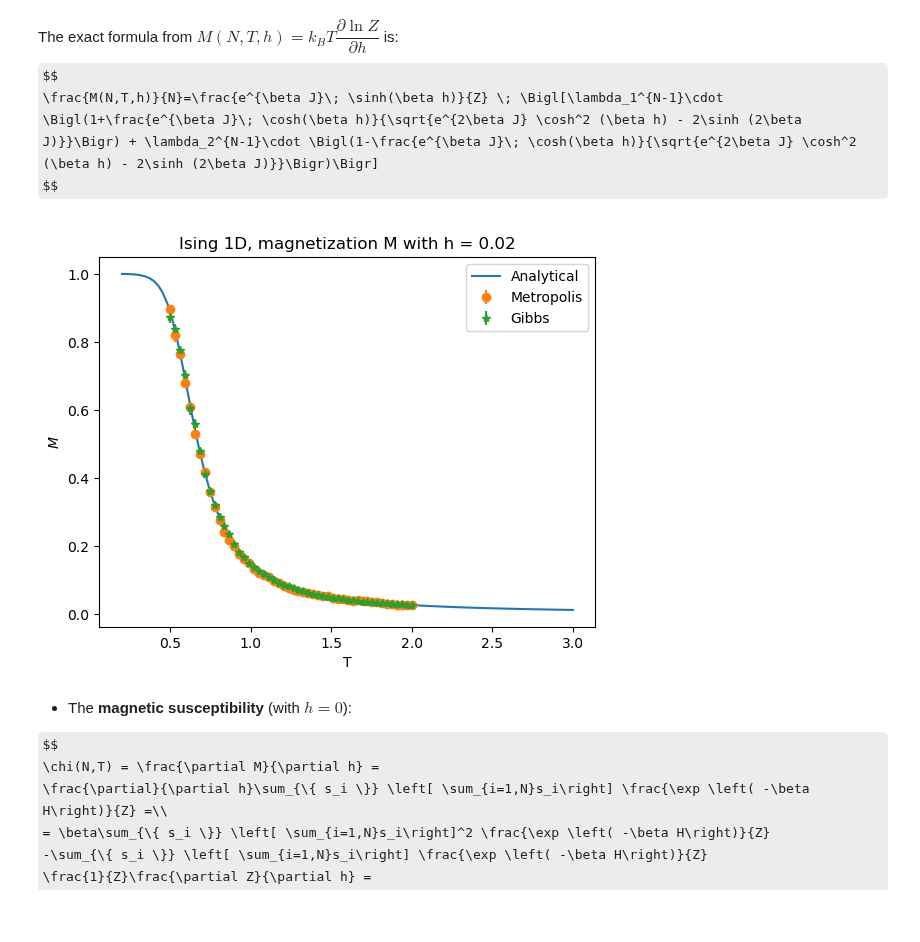
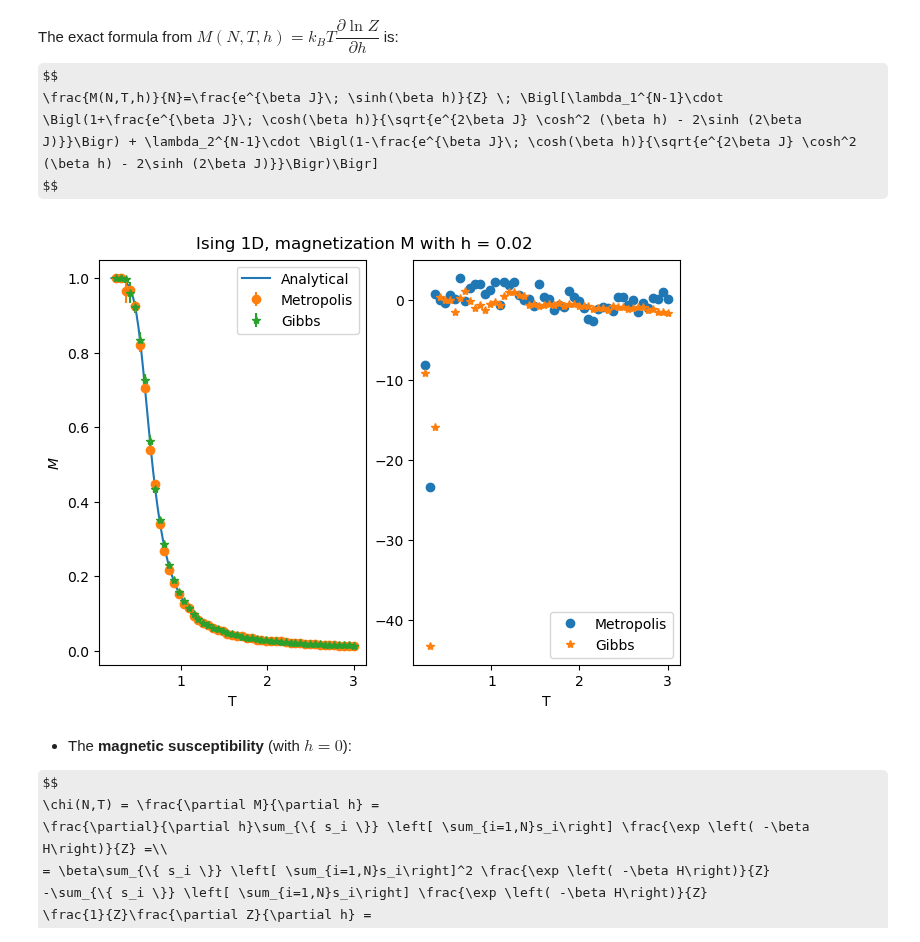
Before and after one commit to RandDouble/SimulazioneNumerica, a Jupyter notebook: LSN_Exercises_06.ipynb, the cells around one changed output. Drawn from its saved outputs; the diff is of its cells as text; code cells hidden in the pictures; some formulas as TeX source; blank space fills up the shorter version.

```diff
--- a/LSN_Exercises_06.ipynb
+++ b/LSN_Exercises_06.ipynb
@@ -174,29 +204,39 @@ $$
 $$
 # %%
 h=0.02 #external field
-b = 1/T
 
-l1 = np.exp(b*J)*np.cosh(b*h)+np.sqrt(np.exp(2*b*J)*np.cosh(b*h)*np.cosh(b*h)-2*np.sinh(2*b*J))
-l2 = np.exp(b*J)*np.cosh(b*h)-np.sqrt(np.exp(2*b*J)*np.cosh(b*h)*np.cosh(b*h)-2*np.sinh(2*b*J))
-Z = l1**Ns + l2**Ns
-M = (np.exp(b*J)*np.sinh(b*h)*((l1**(Ns-1))*(1+np.exp(b*J)*np.cosh(b*h)/np.sqrt(np.exp(2*b*J)*np.cosh(b*h)*np.cosh(b*h)-2*np.sinh(2*b*J)))
-    + (l2**(Ns-1))*(1-np.exp(b*J)*np.cosh(b*h)/np.sqrt(np.exp(2*b*J)*np.cosh(b*h)*np.cosh(b*h)-2*np.sinh(2*b*J)))))/(Z)
+def magnetization(T, Ns, J, h):
+    b = 1/T
+    l1 = np.exp(b*J)*np.cosh(b*h)+np.sqrt(np.exp(2*b*J)*np.cosh(b*h)*np.cosh(b*h)-2*np.sinh(2*b*J))
+    l2 = np.exp(b*J)*np.cosh(b*h)-np.sqrt(np.exp(2*b*J)*np.cosh(b*h)*np.cosh(b*h)-2*np.sinh(2*b*J))
+    Z = l1**Ns + l2**Ns
+    M = (np.exp(b*J)*np.sinh(b*h)*((l1**(Ns-1))*(1+np.exp(b*J)*np.cosh(b*h)/np.sqrt(np.exp(2*b*J)*np.cosh(b*h)*np.cosh(b*h)-2*np.sinh(2*b*J)))
+        + (l2**(Ns-1))*(1-np.exp(b*J)*np.cosh(b*h)/np.sqrt(np.exp(2*b*J)*np.cosh(b*h)*np.cosh(b*h)-2*np.sinh(2*b*J)))))/(Z)
+    return M
 
-plt.plot(T, M, label = 'Analytical')
-plt.errorbar('TEMPERATURE', 'M_AVE', 'ERROR', data = magn_metro, label = 'Metropolis', linestyle = '', marker = 'o')
-plt.errorbar('TEMPERATURE', 'M_AVE', 'ERROR', data = magn_gibbs, label = 'Gibbs', linestyle = '', marker = '*')
+fig, axs = plt.subplots(1, 2, layout='constrained')
 
 
+axs[0].plot(T, magnetization(T, Ns, J, h), label = 'Analytical')
+axs[0].errorbar('TEMPERATURE', 'M_AVE', 'ERROR', data = magn_metro, label = 'Metropolis', linestyle = '', marker = 'o')
+axs[0].errorbar('TEMPERATURE', 'M_AVE', 'ERROR', data = magn_gibbs, label = 'Gibbs', linestyle = '', marker = '*')
 
-# plt.axhline(magnetization[-1, 2], color = 'C1', label="magnetization @ T=1")
-# plt.axvline(1., color ='k')
-plt.title('Ising 1D, magnetization M with h = 0.02')
-plt.xlabel('T')
-plt.ylabel('$M$')
-plt.legend()
+# Bias
+magn_metro['M_BIAS'] = (magnetization(magn_metro['TEMPERATURE'], Ns, J, h) - magn_metro['M_AVE']) / magn_metro['ERROR']
+magn_gibbs['M_BIAS'] = (magnetization(magn_gibbs['TEMPERATURE'], Ns, J, h) - magn_gibbs['M_AVE']) / magn_gibbs['ERROR']
+
+axs[1].plot('TEMPERATURE', 'M_BIAS', data = magn_metro, label = 'Metropolis', linestyle = '', marker = 'o')
+axs[1].plot('TEMPERATURE', 'M_BIAS', data = magn_gibbs, label = 'Gibbs', linestyle = '', marker = '*')
+
+fig.suptitle('Ising 1D, magnetization M with h = 0.02')
+axs[0].set_xlabel('T')
+axs[1].set_xlabel('T')
+axs[0].set_ylabel('$M$')
+axs[0].legend()
+axs[1].legend()
 plt.show()
 # %% [output]
-[figure, old version]
+[figure, new version]
 # %% [markdown]
 - The **magnetic susceptibility** (with $h=0$):
 
```
Also changed, not shown: parts of 7 cells of this notebook, 2 other files.
